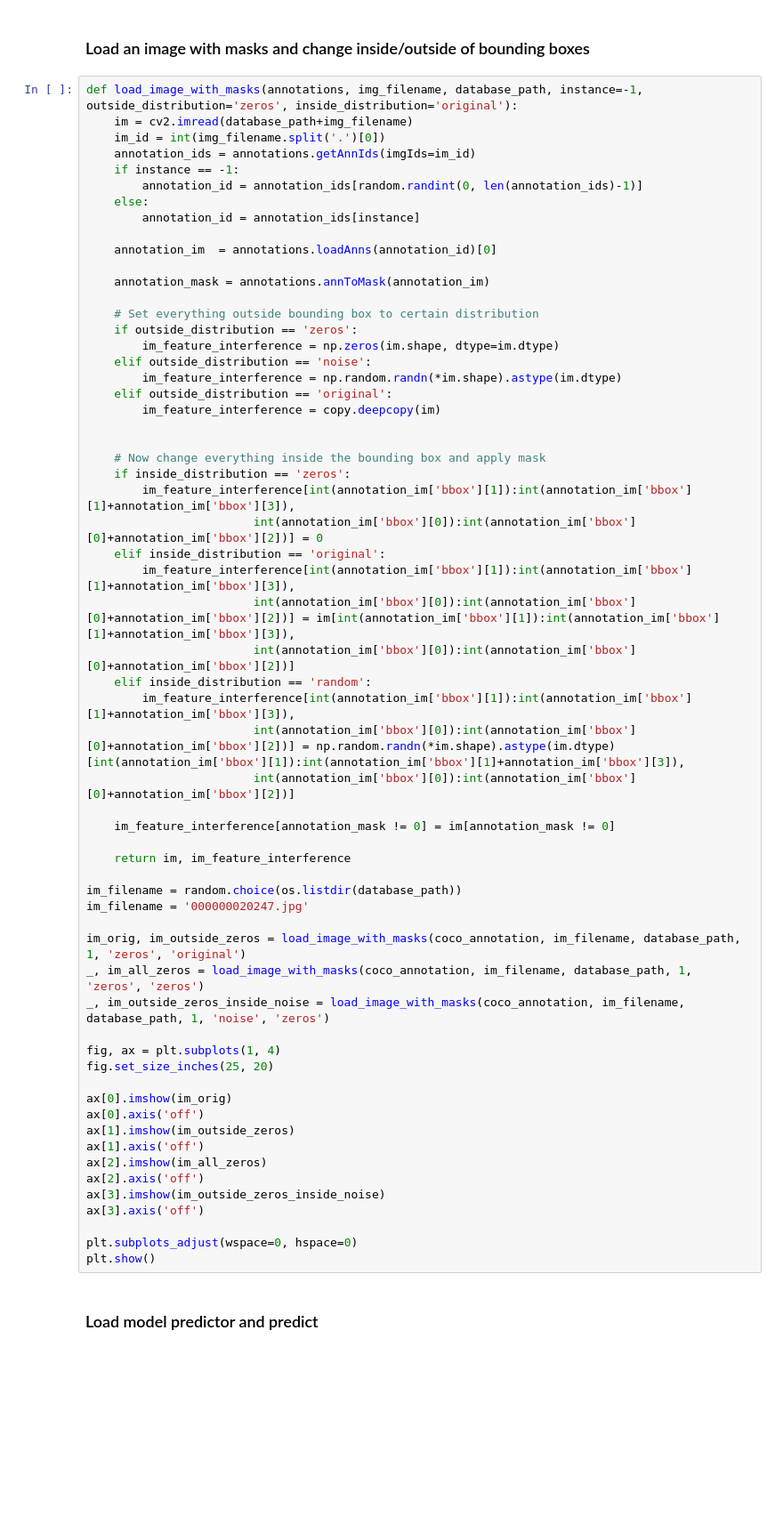
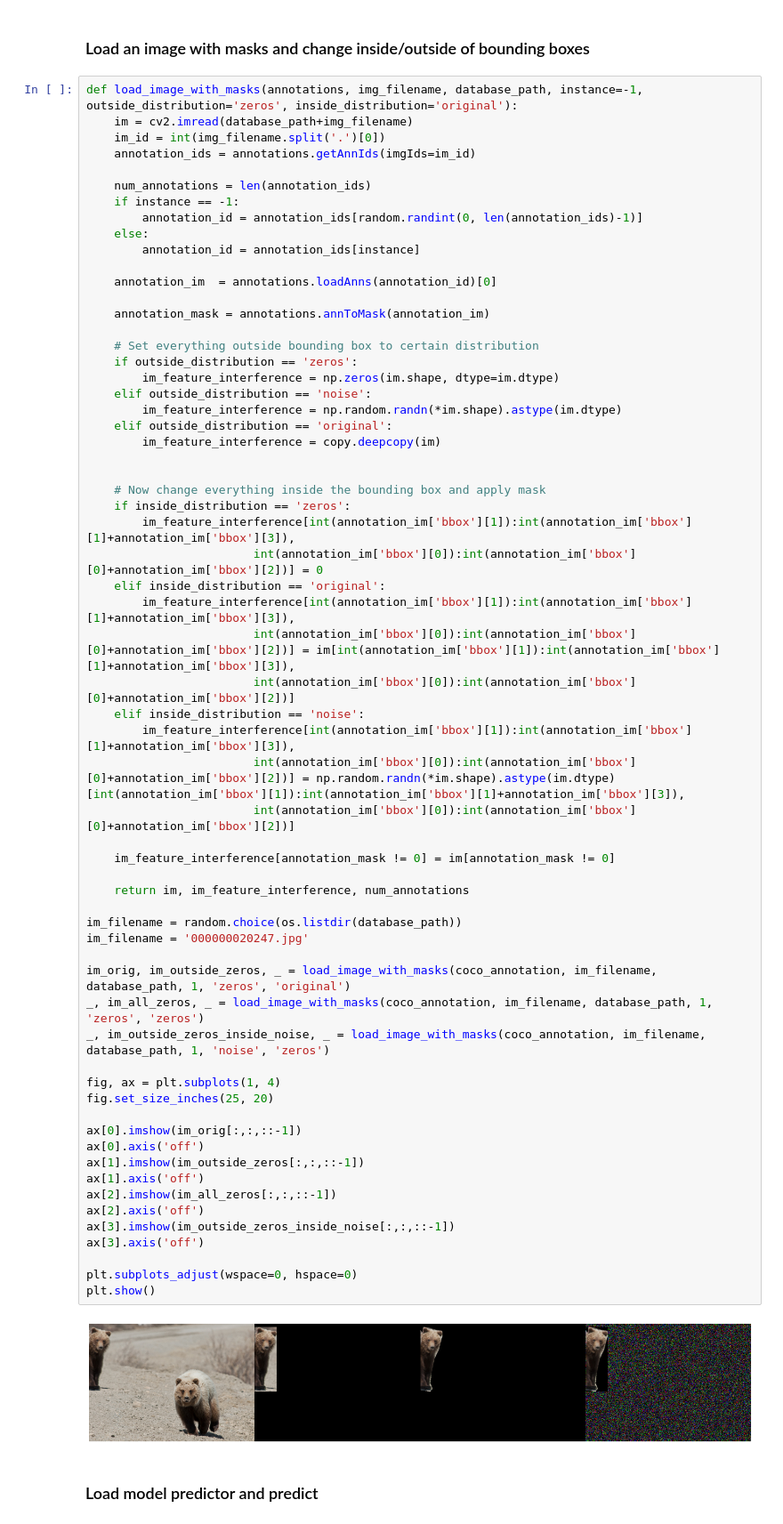
Before and after one commit to hichamelmuhandiz/MCV-M5-Team05, a Jupyter notebook: Week 3/task_d.ipynb, the cells around one changed output. Shown at 89% size. Drawn from its saved outputs; the diff is of its cells as text; blank space fills up the shorter version.

```diff
--- a/Week 3/task_d.ipynb
+++ b/Week 3/task_d.ipynb
@@ -73,6 +74,8 @@ def load_image_with_masks(annotations, img_filename, database_path, instance=-1,
     im = cv2.imread(database_path+img_filename)
     im_id = int(img_filename.split('.')[0])
     annotation_ids = annotations.getAnnIds(imgIds=im_id)
+
+    num_annotations = len(annotation_ids)
     if instance == -1:
         annotation_id = annotation_ids[random.randint(0, len(annotation_ids)-1)]
     else:
@@ -93,42 +96,44 @@ def load_image_with_masks(annotations, img_filename, database_path, instance=-1,
 
     # Now change everything inside the bounding box and apply mask
     if inside_distribution == 'zeros':
         im_feature_interference[int(annotation_im['bbox'][1]):int(annotation_im['bbox'][1]+annotation_im['bbox'][3]),
                         int(annotation_im['bbox'][0]):int(annotation_im['bbox'][0]+annotation_im['bbox'][2])] = 0
     elif inside_distribution == 'original':
         im_feature_interference[int(annotation_im['bbox'][1]):int(annotation_im['bbox'][1]+annotation_im['bbox'][3]),
                         int(annotation_im['bbox'][0]):int(annotation_im['bbox'][0]+annotation_im['bbox'][2])] = im[int(annotation_im['bbox'][1]):int(annotation_im['bbox'][1]+annotation_im['bbox'][3]),
                         int(annotation_im['bbox'][0]):int(annotation_im['bbox'][0]+annotation_im['bbox'][2])]
-    elif inside_distribution == 'random':
+    elif inside_distribution == 'noise':
         im_feature_interference[int(annotation_im['bbox'][1]):int(annotation_im['bbox'][1]+annotation_im['bbox'][3]),
                         int(annotation_im['bbox'][0]):int(annotation_im['bbox'][0]+annotation_im['bbox'][2])] = np.random.randn(*im.shape).astype(im.dtype)[int(annotation_im['bbox'][1]):int(annotation_im['bbox'][1]+annotation_im['bbox'][3]),
                         int(annotation_im['bbox'][0]):int(annotation_im['bbox'][0]+annotation_im['bbox'][2])]
 
     im_feature_interference[annotation_mask != 0] = im[annotation_mask != 0]
 
-    return im, im_feature_interference
+    return im, im_feature_interference, num_annotations
 
 im_filename = random.choice(os.listdir(database_path))
 im_filename = '000000020247.jpg'
 
-im_orig, im_outside_zeros = load_image_with_masks(coco_annotation, im_filename, database_path, 1, 'zeros', 'original')
-_, im_all_zeros = load_image_with_masks(coco_annotation, im_filename, database_path, 1, 'zeros', 'zeros')
-_, im_outside_zeros_inside_noise = load_image_with_masks(coco_annotation, im_filename, database_path, 1, 'noise', 'zeros')
+im_orig, im_outside_zeros, _ = load_image_with_masks(coco_annotation, im_filename, database_path, 1, 'zeros', 'original')
+_, im_all_zeros, _ = load_image_with_masks(coco_annotation, im_filename, database_path, 1, 'zeros', 'zeros')
+_, im_outside_zeros_inside_noise, _ = load_image_with_masks(coco_annotation, im_filename, database_path, 1, 'noise', 'zeros')
 
 fig, ax = plt.subplots(1, 4)
 fig.set_size_inches(25, 20)
 
-ax[0].imshow(im_orig)
+ax[0].imshow(im_orig[:,:,::-1])
 ax[0].axis('off')
-ax[1].imshow(im_outside_zeros)
+ax[1].imshow(im_outside_zeros[:,:,::-1])
 ax[1].axis('off')
-ax[2].imshow(im_all_zeros)
+ax[2].imshow(im_all_zeros[:,:,::-1])
 ax[2].axis('off')
-ax[3].imshow(im_outside_zeros_inside_noise)
+ax[3].imshow(im_outside_zeros_inside_noise[:,:,::-1])
 ax[3].axis('off')
 
 plt.subplots_adjust(wspace=0, hspace=0)
 plt.show()
+# %% [output]
+[figure, added]
 # %% [markdown]
 ### Load model predictor and predict
 # %%
```
Also changed, not shown: parts of 21 cells of this notebook.
